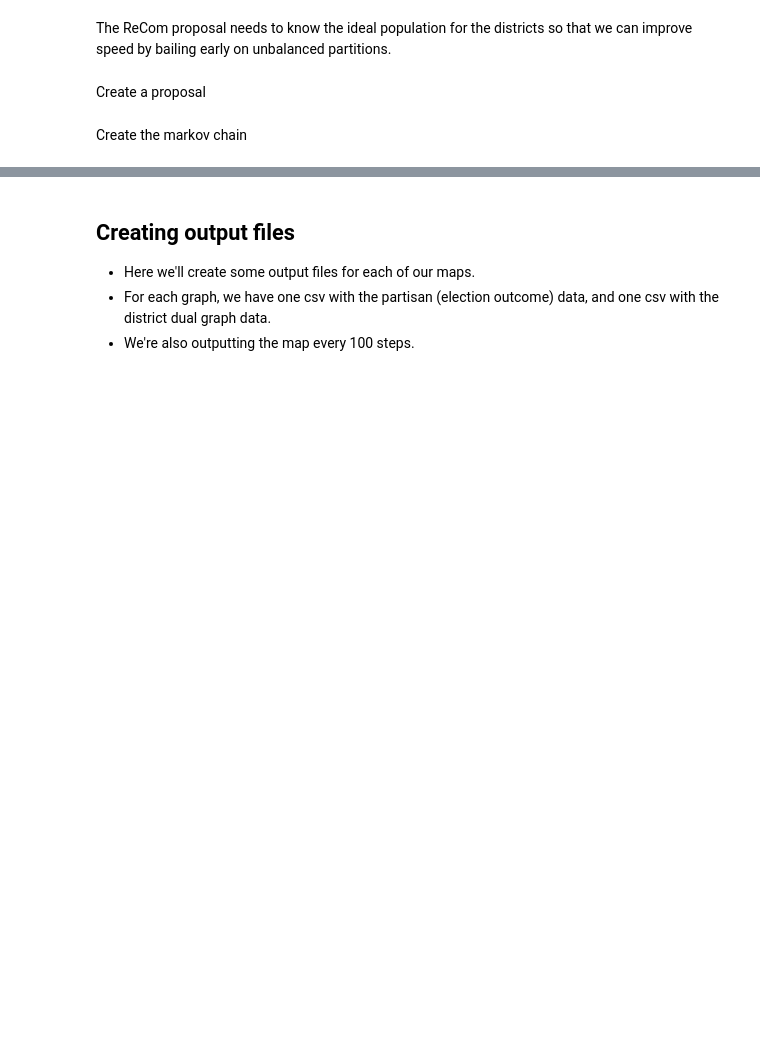
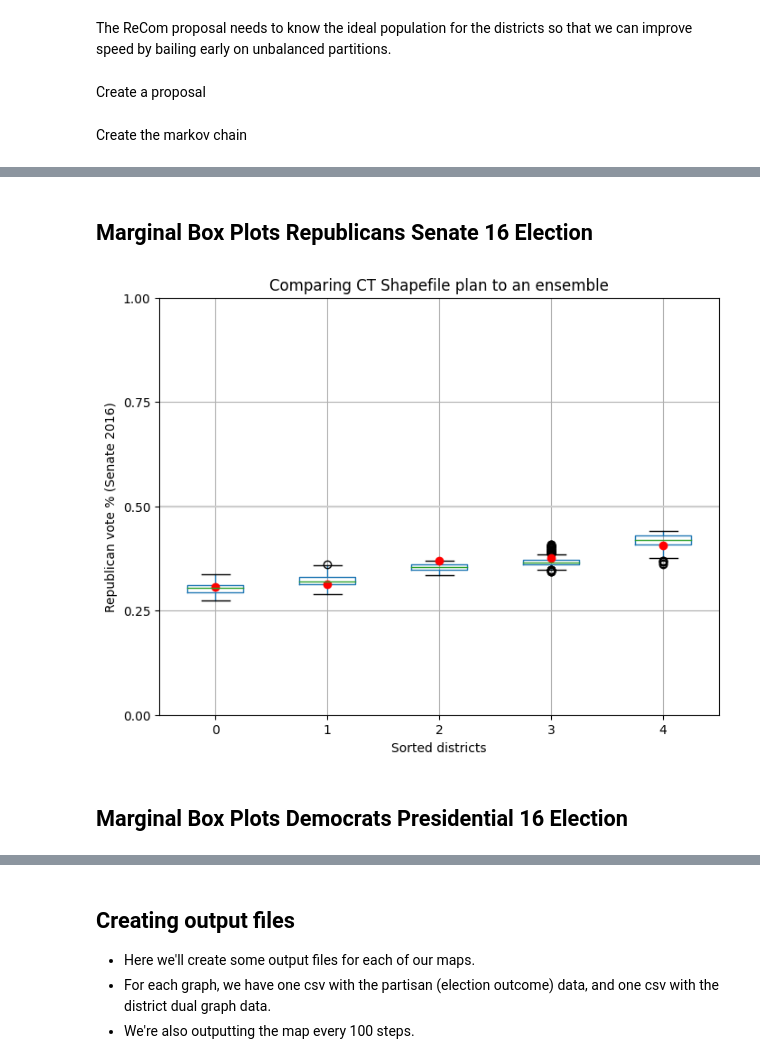
Before and after one commit to blaydeomura/AI_for_redistricting_final_project, a Jupyter notebook: CT_recom.ipynb, the cells around one changed output, grey strips where cells are left out. Cells and saved outputs as stored; diff of their text form; code cells hidden in the pictures; blank space fills up the shorter version.

```diff
--- a/CT_recom.ipynb
+++ b/CT_recom.ipynb
@@ -132,0 +133,33 @@ plt.show()
+# %% [markdown]
+## Marginal Box Plots Republicans Senate 16 Election
+# %%
+# data frame that keeps track of percent democratic and sort it
+data_rep_uss = pd.DataFrame(
+    sorted(partition["SEN16"].percents("Republican"))
+    for partition in chain.with_progress_bar()
+)
+# %%
+# makes box plots look reasonable
+fig, ax = plt.subplots(figsize=(8, 6))
+
+# Draw 50% line
+ax.axhline(0.5, color="#cccccc")
+
+# Draw boxplot
+data_rep_uss.boxplot(ax=ax, positions=range(len(data_rep_uss.columns)))
+
+# Draw initial plan's Democratic vote %s (.iloc[0] gives the first row, which corresponds to the initial plan)
+plt.plot(data_rep_uss.iloc[0], "ro")
+
+# Annotate
+ax.set_title("Comparing CT Shapefile plan to an ensemble")
+ax.set_ylabel("Republican vote % (Senate 2016)")
+ax.set_xlabel("Sorted districts")
+ax.set_ylim(0, 1)
+ax.set_yticks([0, 0.25, 0.5, 0.75, 1])
+
+plt.show()
+# %% [output]
+[figure, added]
+# %% [markdown]
+## Marginal Box Plots Democrats Presidential 16 Election
```
Also changed, not shown: parts of 8 cells of this notebook.
